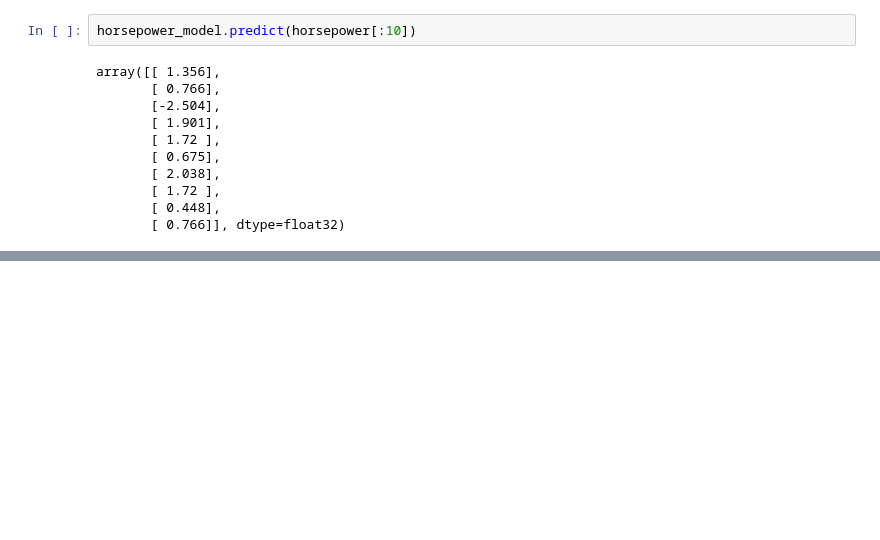
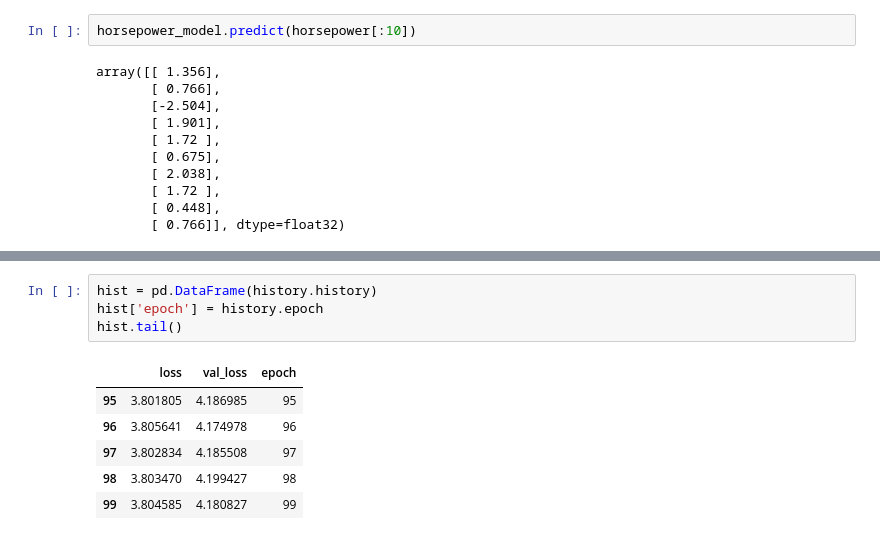
Before and after one commit to kjcoursera/TensorFlow, a Jupyter notebook: Bacsic_Regression_with_Keras.ipynb, the cells around one changed output, grey strips where cells are left out. Cells and saved outputs as stored; diff of their text form; blank space fills up the shorter version.

```diff
--- a/Bacsic_Regression_with_Keras.ipynb
+++ b/Bacsic_Regression_with_Keras.ipynb
@@ -208,0 +225,11 @@ array([[ 1.356],
+# %%
+hist = pd.DataFrame(history.history)
+hist['epoch'] = history.epoch
+hist.tail()
+# %% [output]
+|  | loss | val_loss | epoch |
+| 95 | 3.801805 | 4.186985 | 95 |
+| 96 | 3.805641 | 4.174978 | 96 |
+| 97 | 3.802834 | 4.185508 | 97 |
+| 98 | 3.803470 | 4.199427 | 98 |
+| 99 | 3.804585 | 4.180827 | 99 |
```
Also changed, not shown: parts of 9 cells of this notebook.
